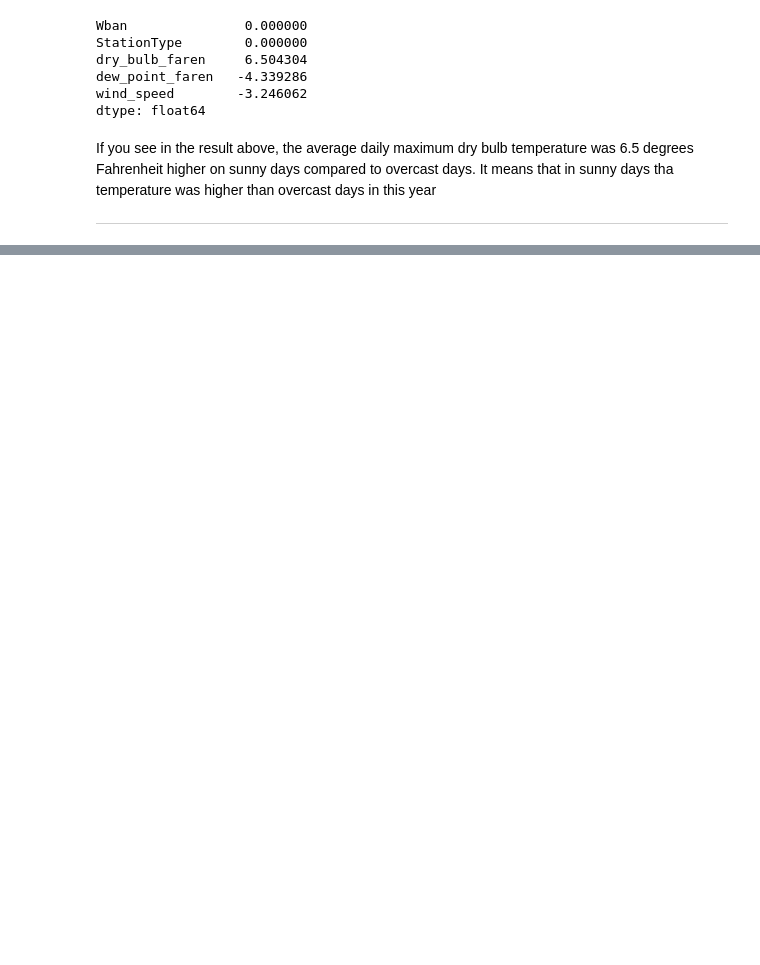
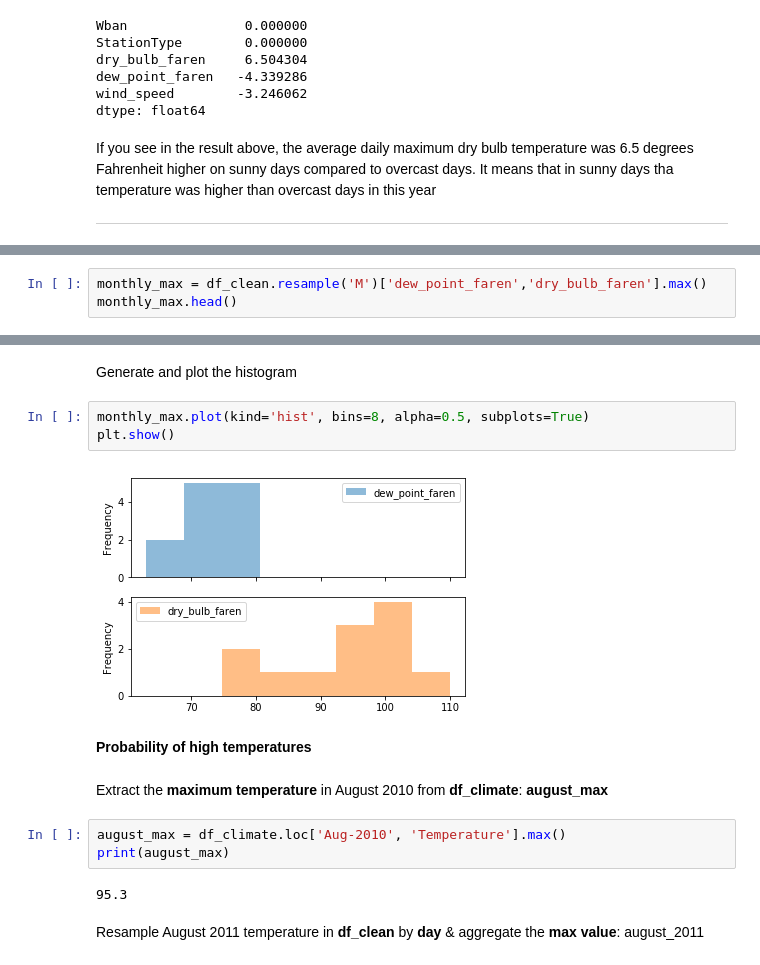
Before and after one commit to Diogo-Rodrigues/pandas-foundations, a Jupyter notebook: case-study-sunlight-in-austin/case-study-sunlight-in-austin.ipynb, the cells around one changed output, grey strips where cells are left out. Drawn from its saved outputs; the diff is of its cells as text; blank space fills up the shorter version.

```diff
--- a/case-study-sunlight-in-austin/case-study-sunlight-in-austin.ipynb
+++ b/case-study-sunlight-in-austin/case-study-sunlight-in-austin.ipynb
@@ -297,0 +414,3 @@ If you see in the result above, the average daily maximum dry bulb temperature w
+# %%
+monthly_max = df_clean.resample('M')['dew_point_faren','dry_bulb_faren'].max()
+monthly_max.head()
@@ -297,0 +424,18 @@ If you see in the result above, the average daily maximum dry bulb temperature w
+# %% [markdown]
+Generate and plot the histogram
+# %%
+monthly_max.plot(kind='hist', bins=8, alpha=0.5, subplots=True)
+plt.show()
+# %% [output]
+[figure, added]
+# %% [markdown]
+**Probability of high temperatures**
+# %% [markdown]
+Extract the **maximum temperature** in August 2010 from **df_climate**: **august_max**
+# %%
+august_max = df_climate.loc['Aug-2010', 'Temperature'].max()
+print(august_max)
+# %% [output]
+95.3
+# %% [markdown]
+Resample August 2011 temperature in **df_clean** by **day** & aggregate the **max value**: august_2011
```
Also changed, not shown: parts of 37 cells of this notebook.
